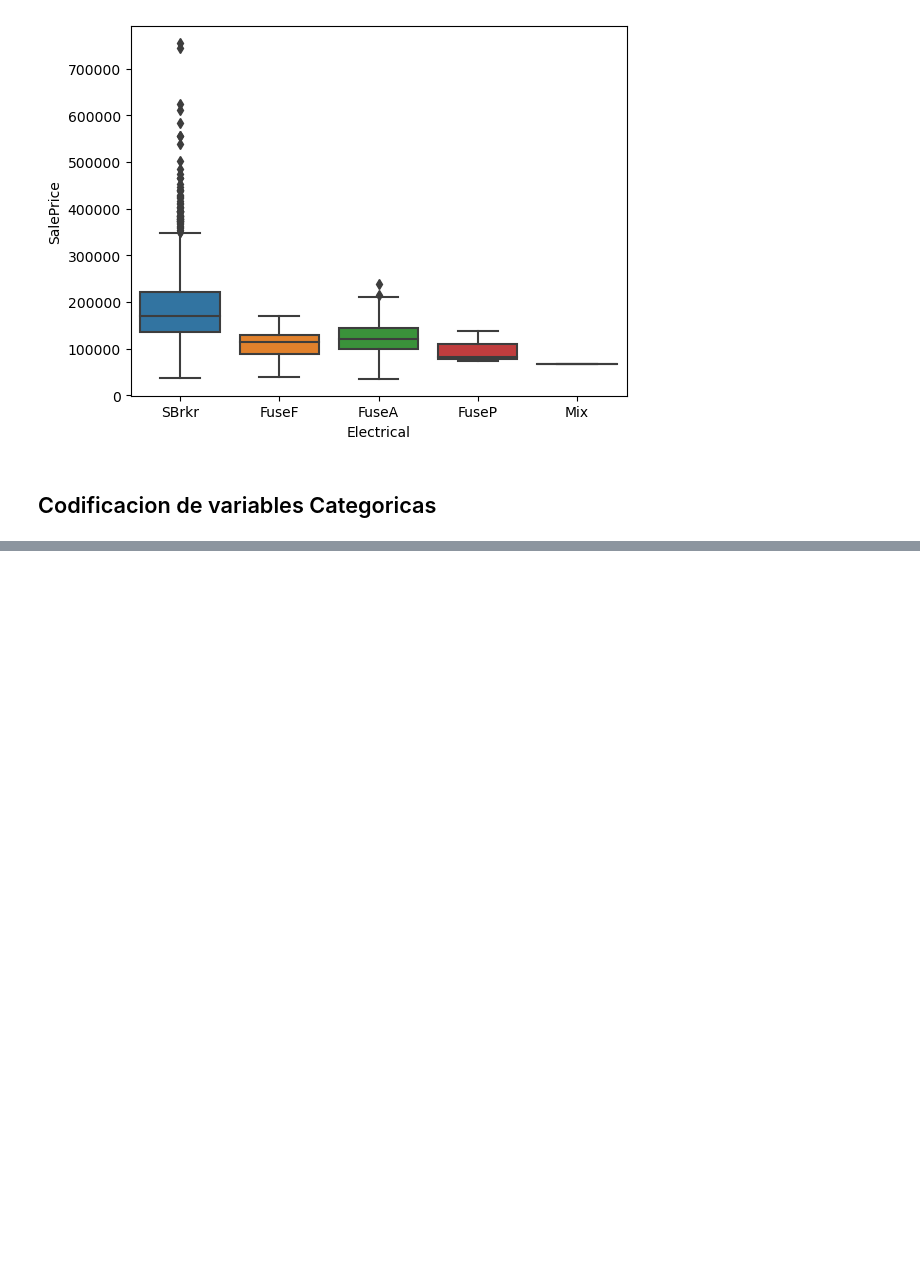
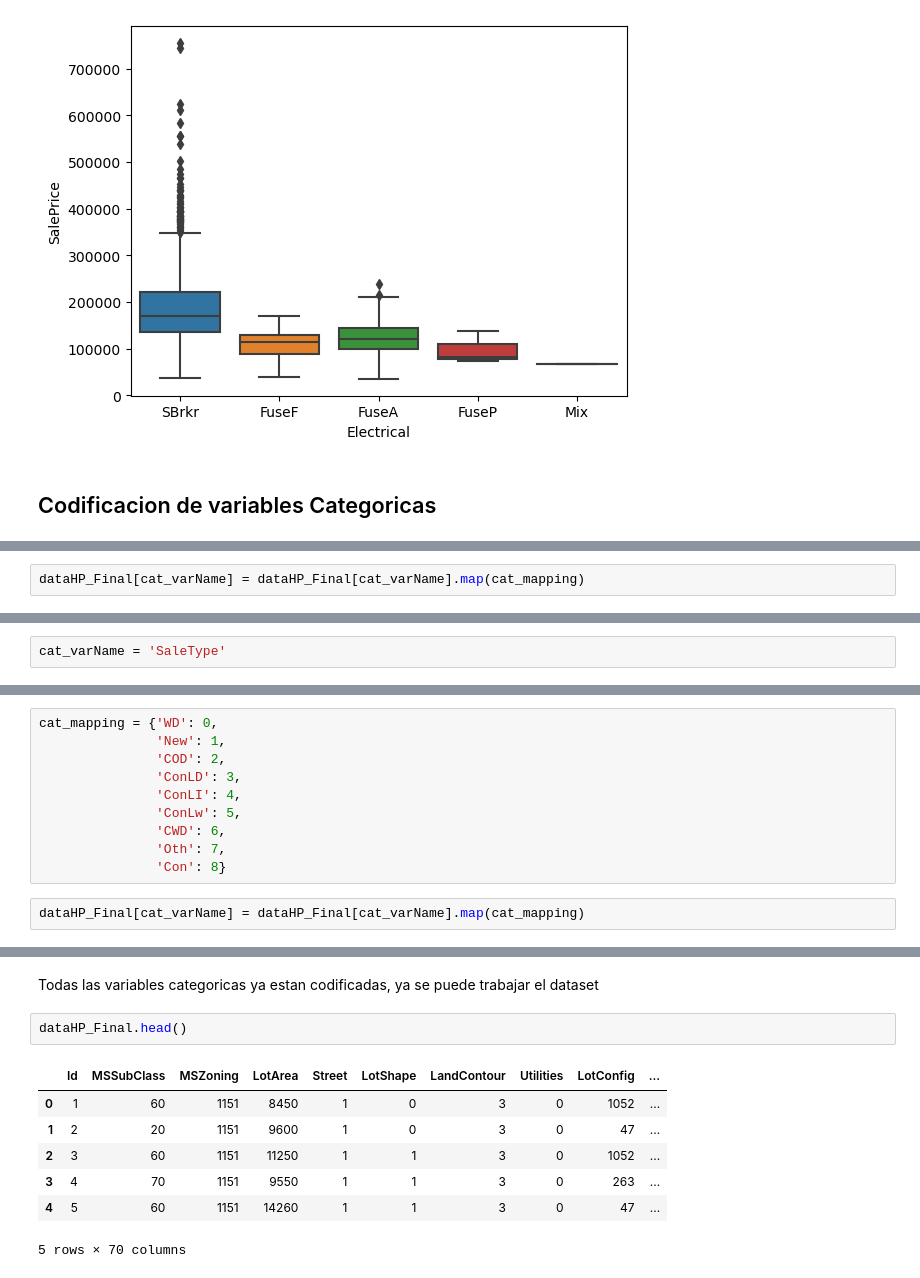
Before and after one commit to JPRodasM/Tarea1_SL, a Jupyter notebook: Tarea1_JuanPabloRodas_23007521.ipynb, the cells around one changed output, grey strips where cells are left out. Saved outputs shown, nothing was run; the diff lists cells and outputs as text; blank space fills up the shorter version.

Commit message:
Finalice el encoding de categoricas

```diff
--- a/Tarea1_JuanPabloRodas_23007521.ipynb
+++ b/Tarea1_JuanPabloRodas_23007521.ipynb
@@ -477,0 +930,2 @@ plt.show()
+# %%
+dataHP_Final[cat_varName] = dataHP_Final[cat_varName].map(cat_mapping)
@@ -477,0 +934,2 @@ plt.show()
+# %%
+cat_varName = 'SaleType'
@@ -477,0 +949,12 @@ plt.show()
+# %%
+cat_mapping = {'WD': 0,
+               'New': 1,
+               'COD': 2,
+               'ConLD': 3,
+               'ConLI': 4,
+               'ConLw': 5,
+               'CWD': 6,
+               'Oth': 7,
+               'Con': 8}
+# %%
+dataHP_Final[cat_varName] = dataHP_Final[cat_varName].map(cat_mapping)
@@ -477,0 +969,12 @@ plt.show()
+# %% [markdown]
+Todas las variables categoricas ya estan codificadas, ya se puede trabajar el dataset
+# %%
+dataHP_Final.head()
+# %% [output]
+|  | Id | MSSubClass | MSZoning | LotArea | Street | LotShape | LandContour | Utilities | LotConfig | ... |
+| 0 | 1 | 60 | 1151 | 8450 | 1 | 0 | 3 | 0 | 1052 | ... |
+| 1 | 2 | 20 | 1151 | 9600 | 1 | 0 | 3 | 0 | 47 | ... |
+| 2 | 3 | 60 | 1151 | 11250 | 1 | 1 | 3 | 0 | 1052 | ... |
+| 3 | 4 | 70 | 1151 | 9550 | 1 | 1 | 3 | 0 | 263 | ... |
+| 4 | 5 | 60 | 1151 | 14260 | 1 | 1 | 3 | 0 | 47 | ... |
+5 rows × 70 columns
```
Also changed, not shown: parts of 99 cells of this notebook.
